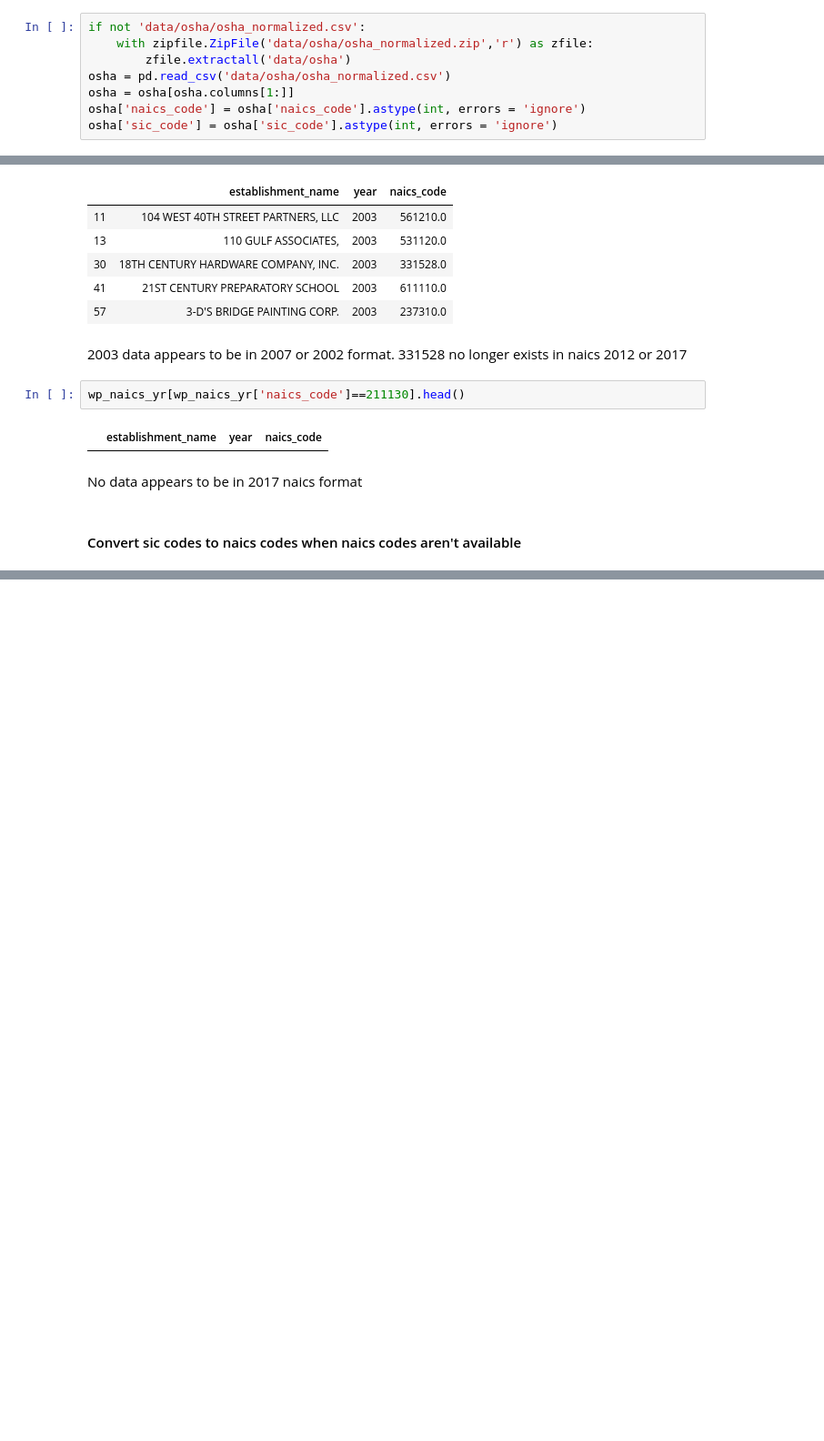
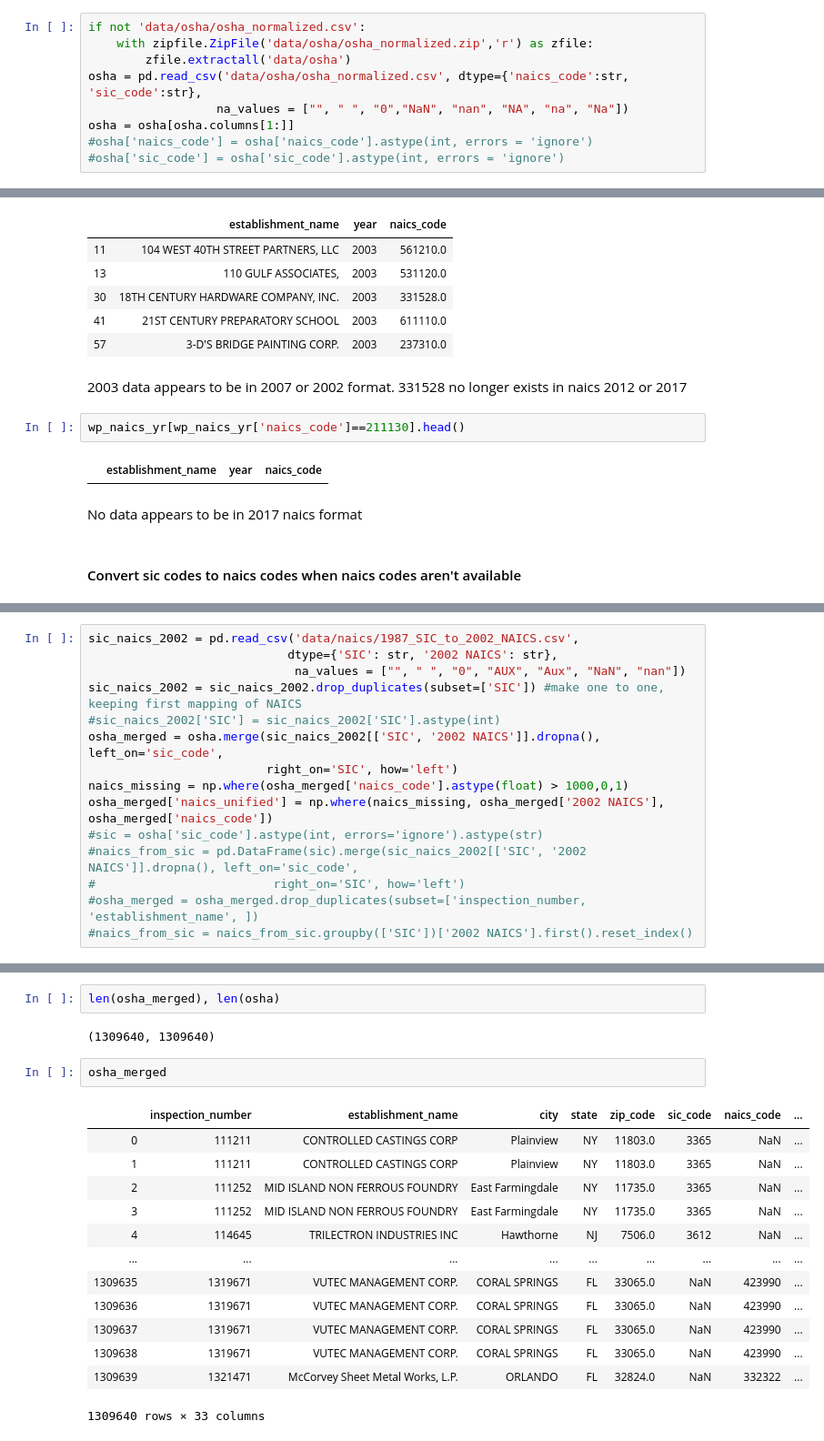
Before and after one commit to puruckertom/occupational_exposure, a Jupyter notebook: naics_code_matching.ipynb, the cells around one changed output, grey strips where cells are left out. Shown: that part at 91% size. Cells and saved outputs as stored; diff of their text form; blank space fills up the shorter version.

```diff
--- a/naics_code_matching.ipynb
+++ b/naics_code_matching.ipynb
@@ -18,10 +18,11 @@ Using matplotlib backend: Qt5Agg
 if not 'data/osha/osha_normalized.csv':
     with zipfile.ZipFile('data/osha/osha_normalized.zip','r') as zfile:
         zfile.extractall('data/osha')
-osha = pd.read_csv('data/osha/osha_normalized.csv')
+osha = pd.read_csv('data/osha/osha_normalized.csv', dtype={'naics_code':str, 'sic_code':str},
+                  na_values = ["", " ", "0","NaN", "nan", "NA", "na", "Na"])
 osha = osha[osha.columns[1:]]
-osha['naics_code'] = osha['naics_code'].astype(int, errors = 'ignore')
-osha['sic_code'] = osha['sic_code'].astype(int, errors = 'ignore')
+#osha['naics_code'] = osha['naics_code'].astype(int, errors = 'ignore')
+#osha['sic_code'] = osha['sic_code'].astype(int, errors = 'ignore')
 # %% [markdown]
 ### Examining the NAICS codes reported in the osha data
 # %% [markdown]
@@ -119,0 +182,15 @@ sic_naics_2002 = pd.read_csv('data/naics/1987_SIC_to_2002_NAICS.csv')
+# %%
+sic_naics_2002 = pd.read_csv('data/naics/1987_SIC_to_2002_NAICS.csv',
+                            dtype={'SIC': str, '2002 NAICS': str},
+                             na_values = ["", " ", "0", "AUX", "Aux", "NaN", "nan"])
+sic_naics_2002 = sic_naics_2002.drop_duplicates(subset=['SIC']) #make one to one, keeping first mapping of NAICS
+#sic_naics_2002['SIC'] = sic_naics_2002['SIC'].astype(int)
+osha_merged = osha.merge(sic_naics_2002[['SIC', '2002 NAICS']].dropna(), left_on='sic_code',
+                         right_on='SIC', how='left')
+naics_missing = np.where(osha_merged['naics_code'].astype(float) > 1000,0,1)
+osha_merged['naics_unified'] = np.where(naics_missing, osha_merged['2002 NAICS'], osha_merged['naics_code'])
+#sic = osha['sic_code'].astype(int, errors='ignore').astype(str)
+#naics_from_sic = pd.DataFrame(sic).merge(sic_naics_2002[['SIC', '2002 NAICS']].dropna(), left_on='sic_code',
+#                         right_on='SIC', how='left')
+#osha_merged = osha_merged.drop_duplicates(subset=['inspection_number, 'establishment_name', ])
+#naics_from_sic = naics_from_sic.groupby(['SIC'])['2002 NAICS'].first().reset_index()
@@ -119,0 +205,20 @@ sic_naics_2002 = pd.read_csv('data/naics/1987_SIC_to_2002_NAICS.csv')
+# %%
+len(osha_merged), len(osha)
+# %% [output]
+(1309640, 1309640)
+# %%
+osha_merged
+# %% [output]
+|  | inspection_number | establishment_name | city | state | zip_code | sic_code | naics_code | ... |
+| 0 | 111211 | CONTROLLED CASTINGS CORP | Plainview | NY | 11803.0 | 3365 | NaN | ... |
+| 1 | 111211 | CONTROLLED CASTINGS CORP | Plainview | NY | 11803.0 | 3365 | NaN | ... |
+| 2 | 111252 | MID ISLAND NON FERROUS FOUNDRY | East Farmingdale | NY | 11735.0 | 3365 | NaN | ... |
+| 3 | 111252 | MID ISLAND NON FERROUS FOUNDRY | East Farmingdale | NY | 11735.0 | 3365 | NaN | ... |
+| 4 | 114645 | TRILECTRON INDUSTRIES INC | Hawthorne | NJ | 7506.0 | 3612 | NaN | ... |
+| ... | ... | ... | ... | ... | ... | ... | ... | ... |
+| 1309635 | 1319671 | VUTEC MANAGEMENT CORP. | CORAL SPRINGS | FL | 33065.0 | NaN | 423990 | ... |
+| 1309636 | 1319671 | VUTEC MANAGEMENT CORP. | CORAL SPRINGS | FL | 33065.0 | NaN | 423990 | ... |
+| 1309637 | 1319671 | VUTEC MANAGEMENT CORP. | CORAL SPRINGS | FL | 33065.0 | NaN | 423990 | ... |
+| 1309638 | 1319671 | VUTEC MANAGEMENT CORP. | CORAL SPRINGS | FL | 33065.0 | NaN | 423990 | ... |
+| 1309639 | 1321471 | McCorvey Sheet Metal Works, L.P. | ORLANDO | FL | 32824.0 | NaN | 332322 | ... |
+1309640 rows × 33 columns
```
Also changed, not shown: parts of 13 cells of this notebook, 3 other files.
